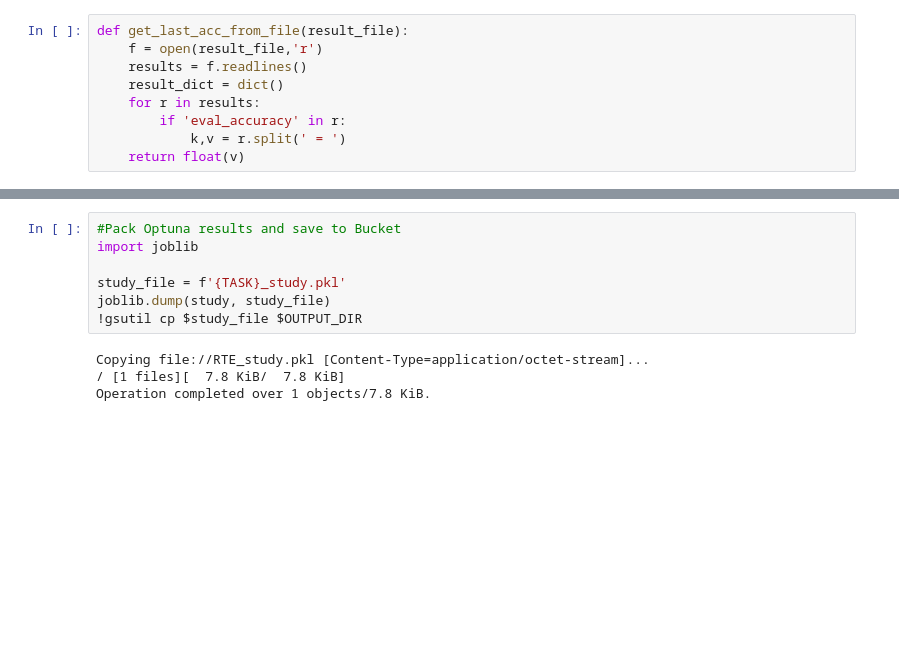
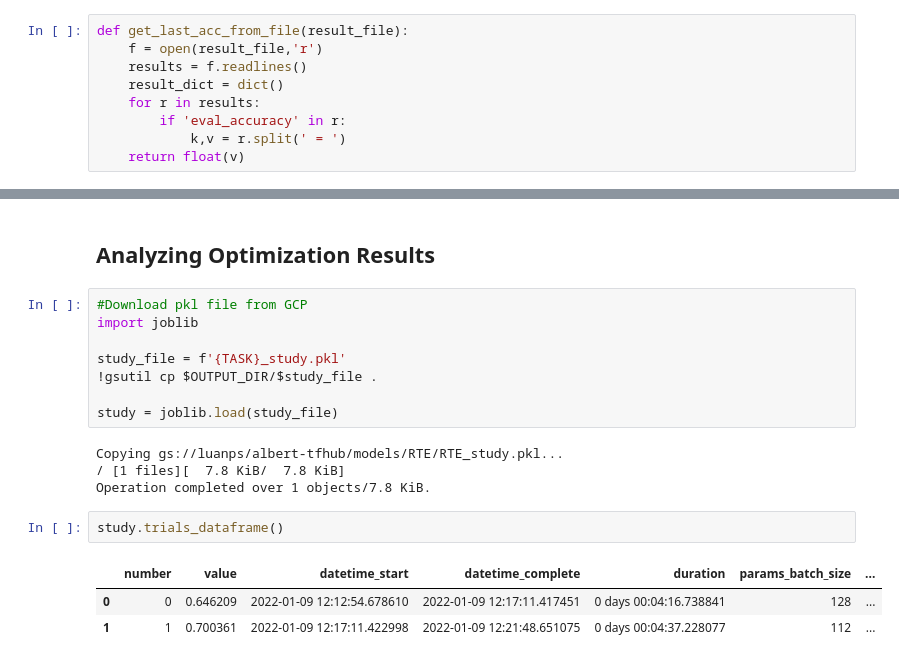
Before and after one commit to luanps/albert, a Jupyter notebook: albert_finetune_optimization.ipynb, the cells around one changed output, grey strips where cells are left out. Cells and saved outputs as stored; diff of their text form; blank space fills up the shorter version.

Commit message:
fix saving results; load results from bucket to analyze; adjust hyperparameter range

```diff
--- a/albert_finetune_optimization.ipynb
+++ b/albert_finetune_optimization.ipynb
@@ -279,11 +283,20 @@ study.trials_dataframe()
+# %% [markdown]
+## Analyzing Optimization Results
 # %%
-#Pack Optuna results and save to Bucket
+#Download pkl file from GCP
 import joblib
 
 study_file = f'{TASK}_study.pkl'
-joblib.dump(study, study_file)
-!gsutil cp $study_file $OUTPUT_DIR
+!gsutil cp $OUTPUT_DIR/$study_file .
+
+study = joblib.load(study_file)
 # %% [output]
-Copying file://RTE_study.pkl [Content-Type=application/octet-stream]...
+Copying gs://luanps/albert-tfhub/models/RTE/RTE_study.pkl...
 / [1 files][  7.8 KiB/  7.8 KiB]
 Operation completed over 1 objects/7.8 KiB.
+# %%
+study.trials_dataframe()
+# %% [output]
+|  | number | value | datetime_start | datetime_complete | duration | params_batch_size | ... |
+| 0 | 0 | 0.646209 | 2022-01-09 12:12:54.678610 | 2022-01-09 12:17:11.417451 | 0 days 00:04:16.738841 | 128 | ... |
+| 1 | 1 | 0.700361 | 2022-01-09 12:17:11.422998 | 2022-01-09 12:21:48.651075 | 0 days 00:04:37.228077 | 112 | ... |
```
Also changed, not shown: parts of 10 cells of this notebook.
